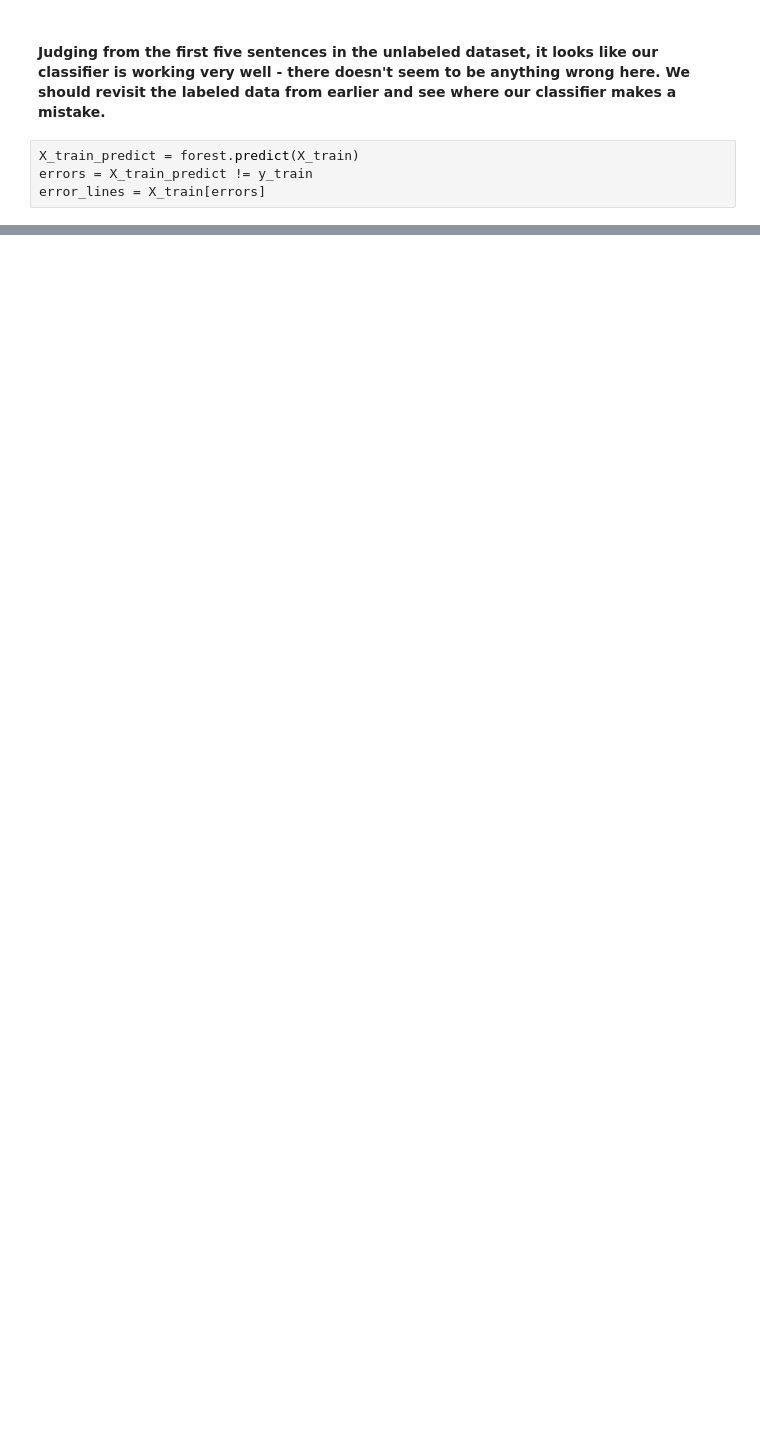
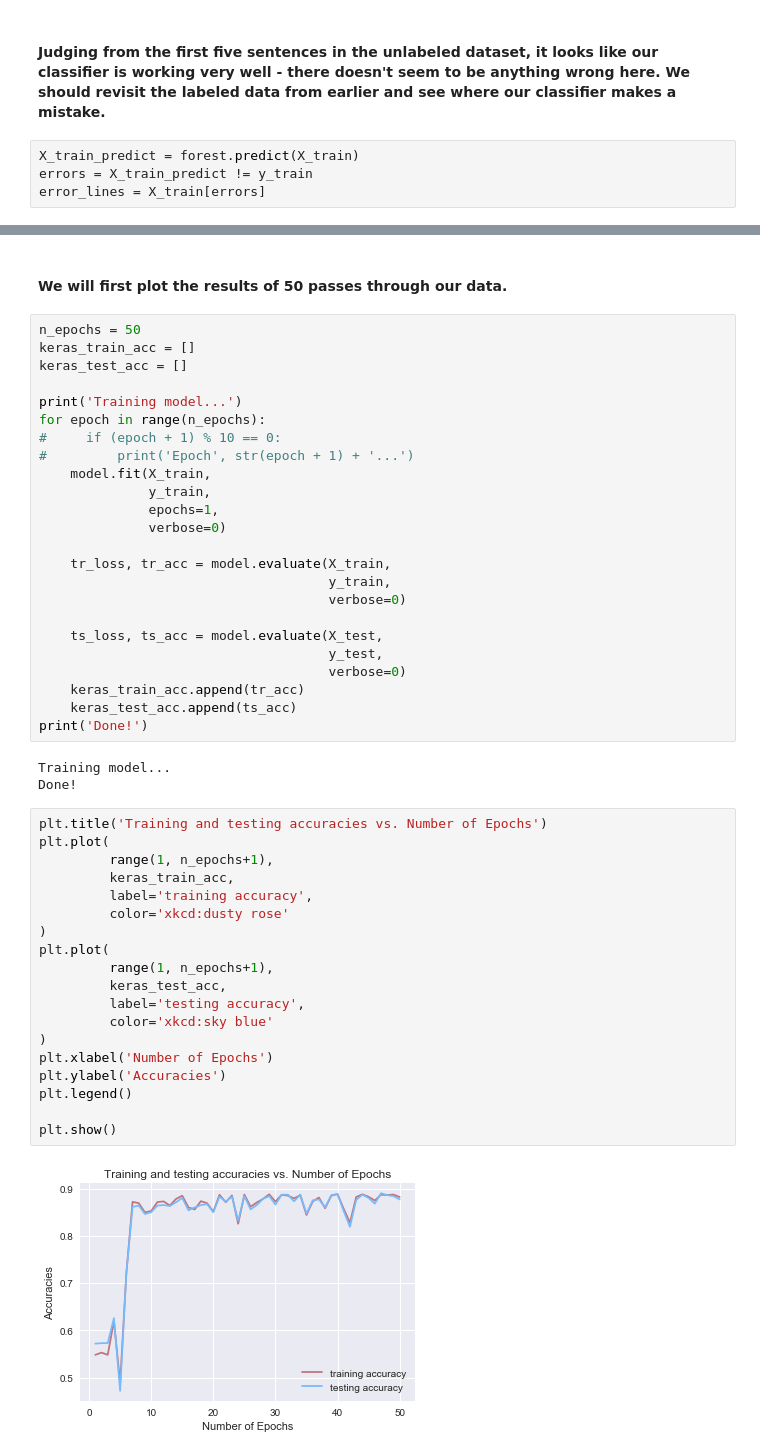
Before and after one commit to andrewcyang/classical-or-vernacular, a Jupyter notebook: notebook.ipynb, the cells around one changed output, grey strips where cells are left out. Saved outputs shown, nothing was run; the diff lists cells and outputs as text; blank space fills up the shorter version.

```diff
--- a/notebook.ipynb
+++ b/notebook.ipynb
@@ -264,0 +293,50 @@ Actual: Vernacular
+# %% [markdown]
+#### We will first plot the results of 50 passes through our data.
+# %%
+n_epochs = 50
+keras_train_acc = []
+keras_test_acc = []
+
+print('Training model...')
+for epoch in range(n_epochs):
+#     if (epoch + 1) % 10 == 0:
+#         print('Epoch', str(epoch + 1) + '...')
+    model.fit(X_train,
+              y_train,
+              epochs=1,
+              verbose=0)
+
+    tr_loss, tr_acc = model.evaluate(X_train,
+                                     y_train,
+                                     verbose=0)
+
+    ts_loss, ts_acc = model.evaluate(X_test,
+                                     y_test,
+                                     verbose=0)
+    keras_train_acc.append(tr_acc)
+    keras_test_acc.append(ts_acc)
+print('Done!')
+# %% [output]
+Training model...
+Done!
+# %%
+plt.title('Training and testing accuracies vs. Number of Epochs')
+plt.plot(
+         range(1, n_epochs+1),
+         keras_train_acc,
+         label='training accuracy',
+         color='xkcd:dusty rose'
+)
+plt.plot(
+         range(1, n_epochs+1),
+         keras_test_acc,
+         label='testing accuracy',
+         color='xkcd:sky blue'
+)
+plt.xlabel('Number of Epochs')
+plt.ylabel('Accuracies')
+plt.legend()
+
+plt.show()
+# %% [output]
+[figure, added]
```
Also changed, not shown: parts of 16 cells of this notebook.
